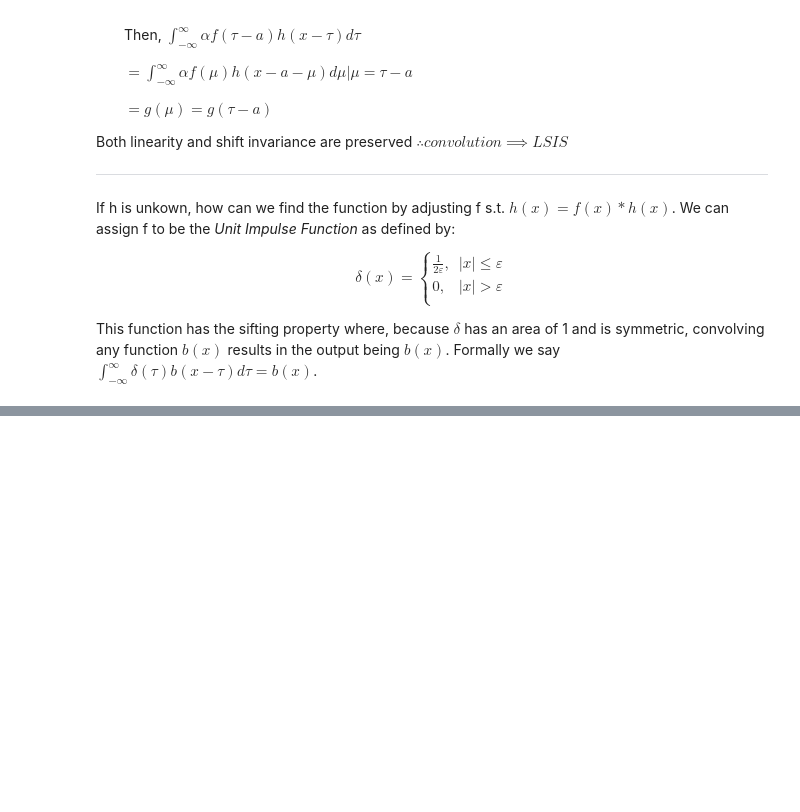
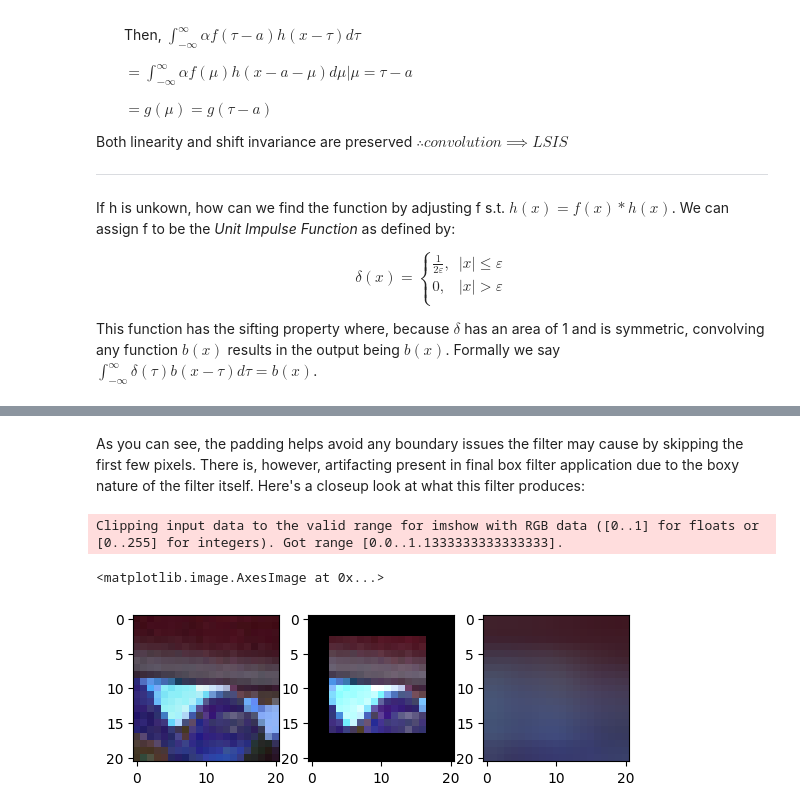
Before and after one commit to aarush-umap/3Dvision, a Jupyter notebook: image_processing.ipynb, the cells around one changed output, grey strips where cells are left out. Drawn from its saved outputs; the diff is of its cells as text; code cells hidden in the pictures; blank space fills up the shorter version.

```diff
--- a/image_processing.ipynb
+++ b/image_processing.ipynb
@@ -169,0 +238,11 @@ This function has the sifting property where, because $\delta$ has an area of 1
+# %% [markdown]
+As you can see, the padding helps avoid any boundary issues the filter may cause by skipping the first few pixels. There is, however, artifacting present in final box filter application due to the boxy nature of the filter itself. Here's a closeup look at what this filter produces:
+# %%
+fig, ax = plt.subplots(1,3)
+ax[0].imshow(tyler[100:121, 100:121, :])
+ax[1].imshow((box_filter * tyler[100:121, 100:121, :]))
+ax[2].imshow(raster_convolve(tyler[100:121, 100:121, :], box_filter, pad='reflect'))
+# %% [output]
+Clipping input data to the valid range for imshow with RGB data ([0..1] for floats or [0..255] for integers). Got range [0.0..1.1333333333333333].
+<matplotlib.image.AxesImage at 0x...>
+[figure, added]
```
Also changed, not shown: parts of 5 cells of this notebook.
